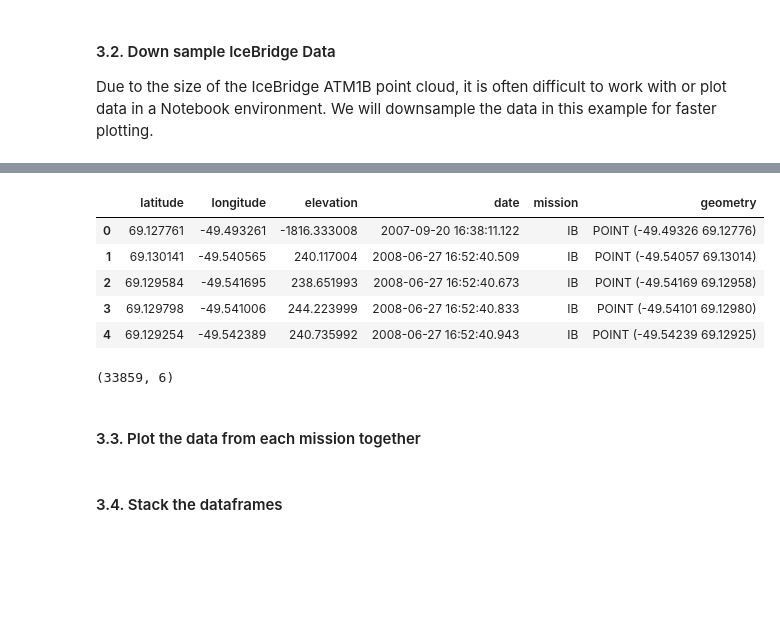
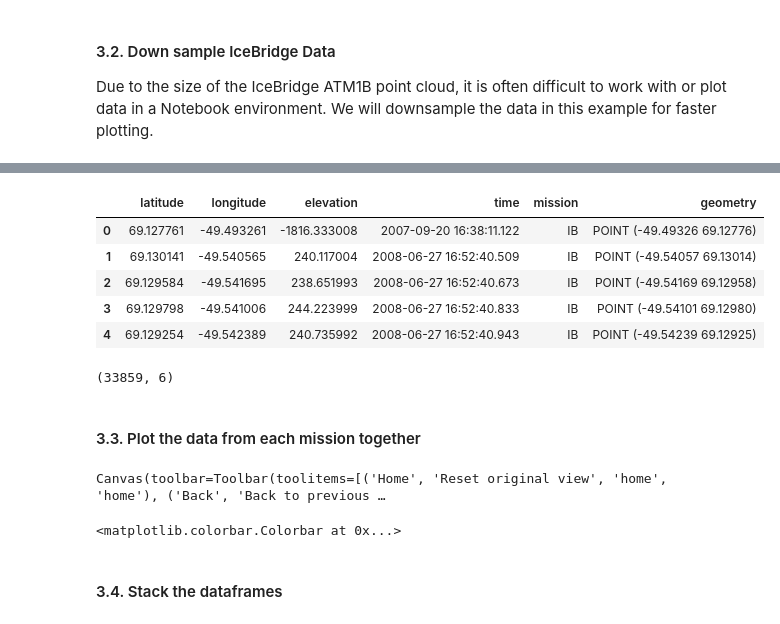
Before and after one commit to nsidc/NSIDC-Data-Tutorials, a Jupyter notebook: notebooks/iceflow/4_time_series_tutorial.ipynb, the cells around one changed output, grey strips where cells are left out. Cells and saved outputs as stored; diff of their text form; code cells hidden in the pictures; blank space fills up the shorter version.

Commit message:
fix date and time var names; re-add IS2 to plots

```diff
--- a/notebooks/iceflow/4_time_series_tutorial.ipynb
+++ b/notebooks/iceflow/4_time_series_tutorial.ipynb
@@ -243,8 +286,8 @@ atm_key = ifp.get_common_dictionary('ATM')
 f = h5py.File(filepath, 'r')
 preib_vx = vaex.open(filepath)
 
-preib_vx['date'] = preib_vx.utc_datetime.values.astype('datetime64[ns]')
-preib_df = atm_vx[atm_key['latitude'], atm_key['longitude'], atm_key['elevation'], 'date']
+preib_vx['time'] = preib_vx.utc_datetime.values.astype('datetime64[ns]')
+preib_df = preib_vx[atm_key['latitude'], atm_key['longitude'], atm_key['elevation'], 'time']
 preib_df.add_column('index', vaex.vrange(0, len(preib_vx)))
 display(preib_df)
 # %% [output]
@@ -281,15 +324,15 @@ display(preib_dec)
 | <i style='opacity: 0.6'>33,858</i> | 69.120027 | -49.522455 | 258.973999 | 2018-04-30 15:00:36.623000000 | 3385800.0 | IB |
 # %%
 # Now we need to convert our downsampled data back into a pandas geodataframe so we can merge it with the other missions
-preib_pandas = preib_dec.to_pandas_df(["latitude","longitude", "elevation", "date", "mission"])
+preib_pandas = preib_dec.to_pandas_df(["latitude","longitude", "elevation", "time", "mission"])
 
 preib_gdf = gpd.GeoDataFrame(preib_pandas,
                                 geometry=gpd.points_from_xy(preib_pandas['longitude'],
                                                             preib_pandas['latitude'],
                                                             crs='epsg:4326'))
 display(preib_gdf.head(), preib_gdf.shape)
 # %% [output]
-|  | latitude | longitude | elevation | date | mission | geometry |
+|  | latitude | longitude | elevation | time | mission | geometry |
 | 0 | 69.127761 | -49.493261 | -1816.333008 | 2007-09-20 16:38:11.122 | IB | POINT (-49.49326 69.12776) |
 | 1 | 69.130141 | -49.540565 | 240.117004 | 2008-06-27 16:52:40.509 | IB | POINT (-49.54057 69.13014) |
 | 2 | 69.129584 | -49.541695 | 238.651993 | 2008-06-27 16:52:40.673 | IB | POINT (-49.54169 69.12958) |
@@ -319,12 +362,15 @@ map_ax.add_image(stamen_terrain, 8)
 # world.plot(ax=map_ax, facecolor="lightgray", edgecolor="gray")
 
 # ####ATTN: Need to get the correct projection in here!
-for onegdf, lab, shp in zip([preib_gdf, glas_gdf],["preib","glas"], ['P','o','D']):
+for onegdf, lab, shp in zip([preib_gdf, glas_gdf, is2_gdf],["preib","is", "is2"], ['P','o','D']):
     ms=map_ax.scatter(onegdf["longitude"], onegdf["latitude"],  2, c=onegdf["elevation"],
                       vmin=0, vmax=1000, label=lab, marker=shp,
                       transform=ccrs.Geodetic())
 
 plt.colorbar(ms, label='elevation')
+# %% [output]
+Canvas(toolbar=Toolbar(toolitems=[('Home', 'Reset original view', 'home', 'home'), ('Back', 'Back to previous …
+<matplotlib.colorbar.Colorbar at 0x...>
 # %% [markdown]
 #### 3.4. Stack the dataframes
 # %%
```
Also changed, not shown: parts of 16 cells of this notebook.
